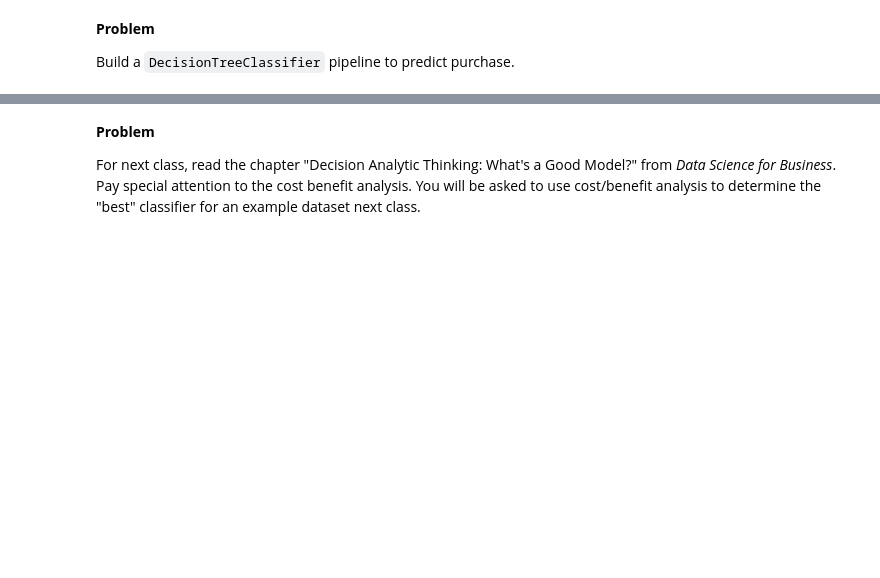
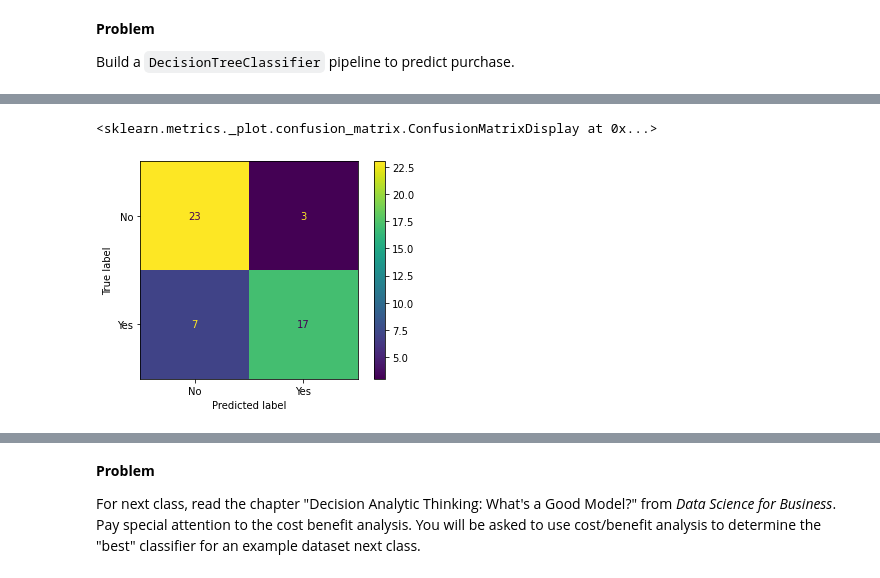
Before and after one commit to jfkoehler/nyu_bootcamp_fa24, a Jupyter notebook: _build/jupyter_execute/intro_decision_tree.ipynb, the cells around one changed output, grey strips where cells are left out. Saved outputs shown, nothing was run; the diff lists cells and outputs as text; code cells hidden in the pictures; blank space fills up the shorter version.

Commit message:
after trees

```diff
--- a/_build/jupyter_execute/intro_decision_tree.ipynb
+++ b/_build/jupyter_execute/intro_decision_tree.ipynb
@@ -176,0 +263,4 @@ What is your goal and which classifier does a better job at this?  Confusion mat
+# %%
+tree_pipe = Pipeline([('transform', encoder), ('model', DecisionTreeClassifier(max_depth = 4))])
+# %%
+tree_pipe.fit(X, y)
@@ -176,0 +276,5 @@ What is your goal and which classifier does a better job at this?  Confusion mat
+# %%
+ConfusionMatrixDisplay.from_estimator(tree_pipe, X, y)
+# %% [output]
+<sklearn.metrics._plot.confusion_matrix.ConfusionMatrixDisplay at 0x...>
+[figure, added]
```
Also changed, not shown: parts of 38 cells of this notebook, 12 other files.
